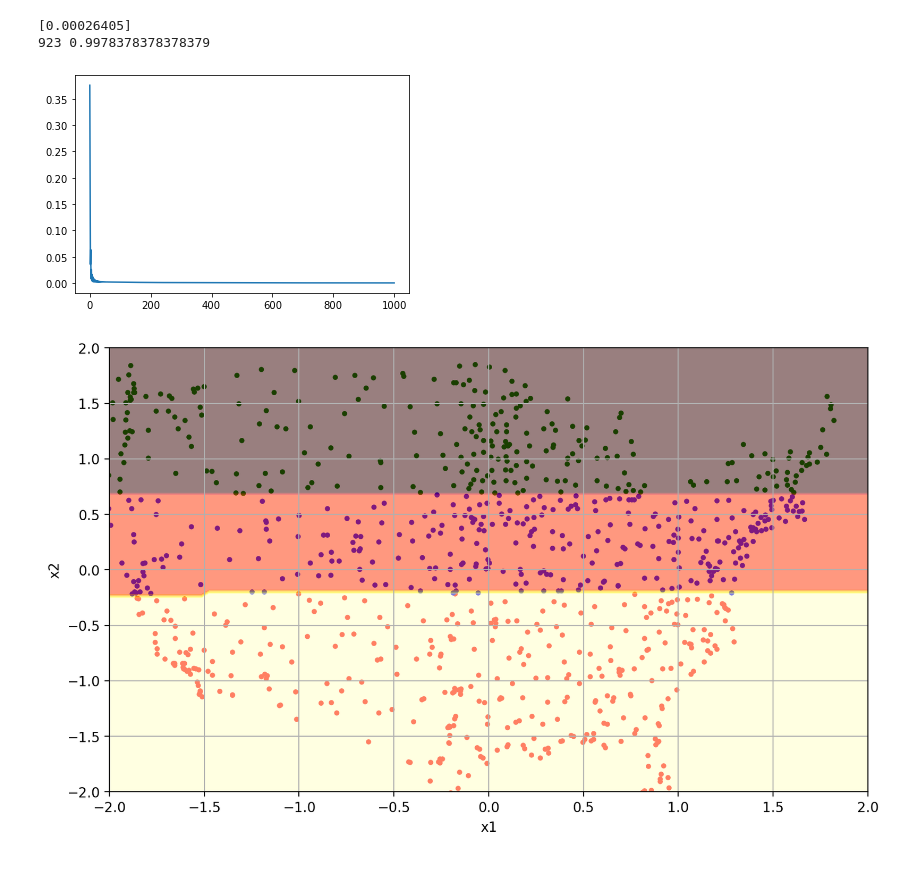
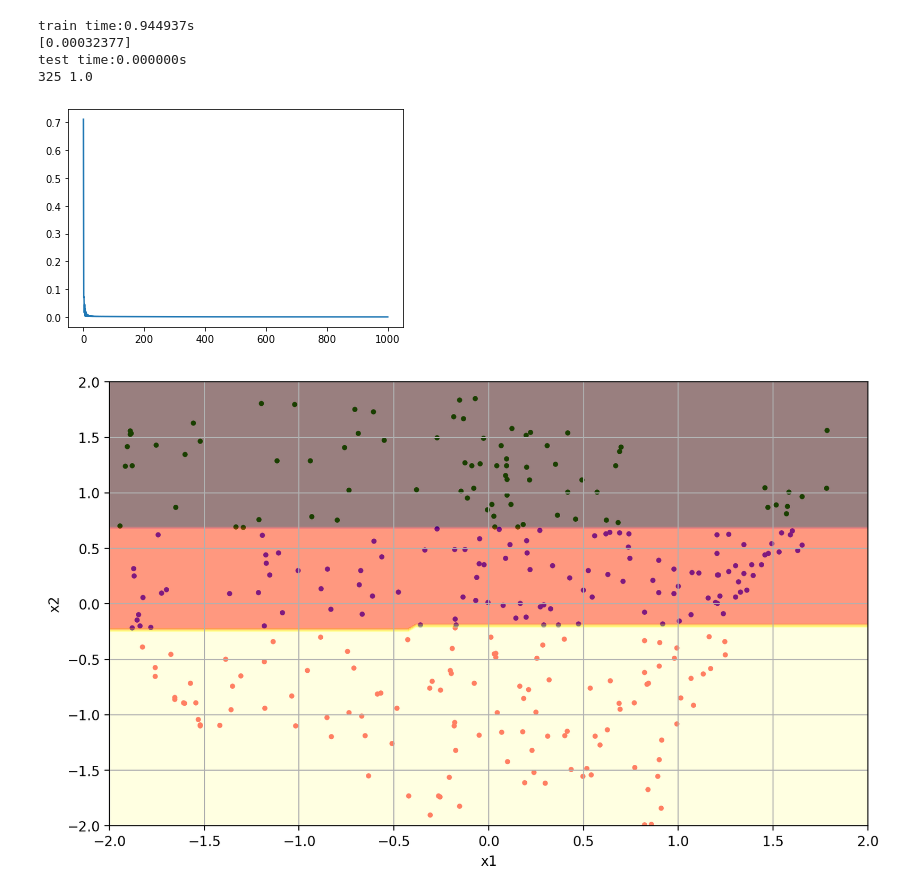
Before and after one commit to wolfwpk/Solar_Energy_classification, a Jupyter notebook: multiclass-perception-gradient.ipynb, the cells around one changed output. Drawn from its saved outputs; the diff is of its cells as text; code cells hidden in the pictures.

```diff
--- a/multiclass-perception-gradient.ipynb
+++ b/multiclass-perception-gradient.ipynb
@@ -16,6 +16,7 @@ import matplotlib.pyplot as plt
 from autograd.misc.flatten import flatten_func
 from autograd import value_and_grad
 import pandas as pd
+import time
 
 data = pd.read_csv("dataCollection.csv")
 
@@ -24,6 +25,8 @@ latitude = data['Latitude'].values
 longitude = data['Longitude'].values
 etr = data['Avg hourly ETR in 2005 (Wh/m^2)'].values
 length = number.size
+train_length = 600
+test_length = length - train_length
 classes = np.empty(length,dtype=int)
 
 #standard normalization
@@ -49,12 +52,17 @@ for i in range(length):
         # longitude[i]= longitude[i]-10
 
 #shuffle and pick train set and test set
-shuffle_index = np.arange(925)
+shuffle_index = np.arange(length)
 np.random.shuffle(shuffle_index)
 x_norm = x_norm[shuffle_index]
 y_norm = y_norm[shuffle_index]
 classes = classes[shuffle_index]
-
+x_train = x_norm[:train_length]
+y_train = y_norm[:train_length]
+classes_train = classes[:train_length]
+x_test = x_norm[train_length:]
+y_test = y_norm[train_length:]
+classes_test = classes[train_length:]
 
 
 # compute C linear combinations, one per classifier
@@ -102,8 +110,8 @@ def gradient_descent(g, step, max_its, w):
 C = 3 # n. classes
 iter = 1000
 N = 2
-x = np.c_[x_norm,y_norm].T
-y = classes.T.reshape(1,-1)
+x = np.c_[x_train,y_train].T
+y = classes_train.T.reshape(1,-1)
 
 plt.figure(1)
 # w=np.array([[-40,0,40],[0,0,0],[1, 0, -1]])
@@ -113,51 +121,60 @@ w = np.random.random((N+1,C))
 #     c = multiclass_perceptron(x,y,t)
 #     return c
 
-
+train_start = time.time()
 a, b, unflatten = gradient_descent(multiclass_perceptron,'d',iter,w)
+train_end = time.time()
+print("train time:%fs"%(train_end-train_start))
 plt.figure(1)
 plt.plot(b)
 print(b[-1])
 
 wp = unflatten(a[iter])
 colors = ['g','b','r']
 
 
 plt.figure(figsize=(10,6),dpi=200)
 # plt.xlim(-140, -60)
 # plt.ylim(20, 60)
 plt.xlim(-2, 2)
 plt.ylim(-2, 2)
 plt.grid(1)
 plt.xlabel('longitude')
 plt.ylabel('latitude')
 
-for target in range(length):
+for target in range(test_length):
     plt.scatter(x_norm[target], y_norm[target], c=colors[classes[target]],s=8)
+
+# wp=np.array([[-100,0,100],[0,0,0],[2, 0, -2]])
+data_verify = np.c_[x_test,y_test].T
+test_start = time.time()
+verify_result = z=np.argmax(model(data_verify, wp),axis=0)
+test_end = time.time()
+print("test time:%fs"%(test_end-test_start))
+
+
+true_number = 0
+for i in range(test_length):
+    if verify_result[i] == classes_test[i]:
+        true_number = true_number +1
+print(true_number, true_number/test_length)
 
 # xp1, xp2 = np.meshgrid(np.linspace(-140,-60,100),np.linspace(20, 80, 100))
 xp1, xp2 = np.meshgrid(np.linspace(-2, 2,100),np.linspace(-2, 2, 100))
 # vectorize mesh grid
 xp1_v = xp1.reshape(-1,1)
 xp2_v = xp2.reshape(-1,1)
 Xp_data = np.append(xp1_v,xp2_v,axis=1)
 
-# wp=np.array([[-100,0,100],[0,0,0],[2, 0, -2]])
-data_verify = x
-verify_result = z=np.argmax(model(data_verify, wp),axis=0)
-true_number = 0
-for i in range(length):
-    if verify_result[i] == classes[i]:
-        true_number = true_number +1
-print(true_number, true_number/length)
-v=model(Xp_data.T,wp)
-z=np.argmax(v,axis=0)
-z=z.reshape(xp1.shape)
-plt.contourf(xp1,xp2,z,cmap=plt.cm.hot, alpha=.5)
+classes_area=np.argmax(model(Xp_data.T,wp),axis=0)
+classes_area=classes_area.reshape(xp1.shape)
+plt.contourf(xp1,xp2,classes_area,cmap=plt.cm.hot, alpha=.5)
 plt.xlabel('x1')
 plt.ylabel('x2');
 # %% [output]
-[0.00026405]
-923 0.9978378378378379
+train time:0.944937s
+[0.00032377]
+test time:0.000000s
+325 1.0
-[figure, old version]
+[figure, new version]
-[figure, old version]
+[figure, new version]
```
